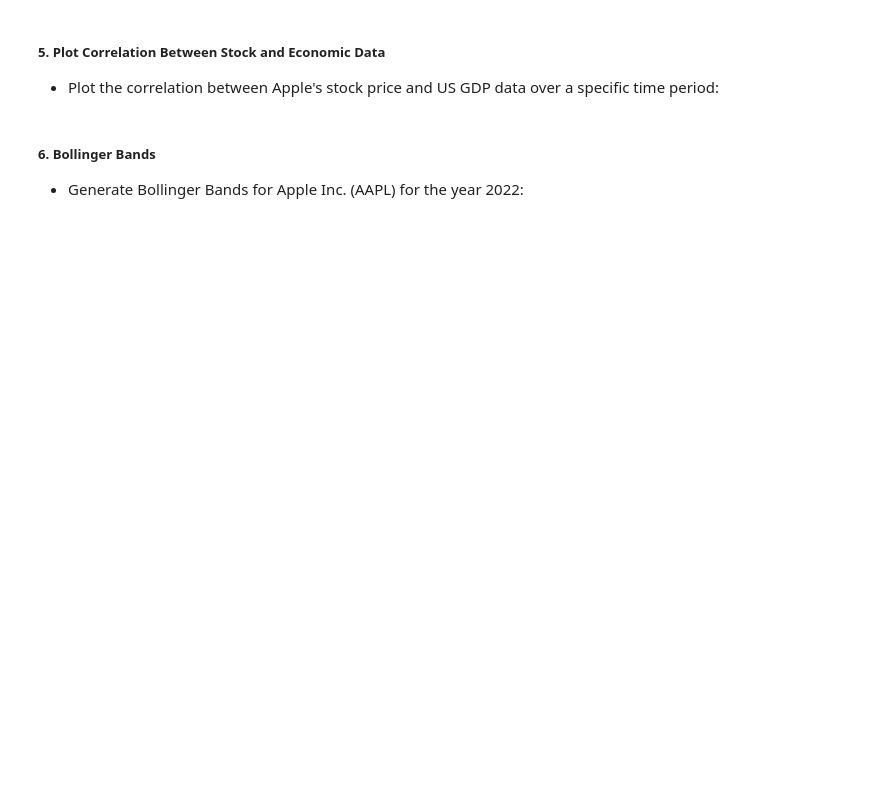
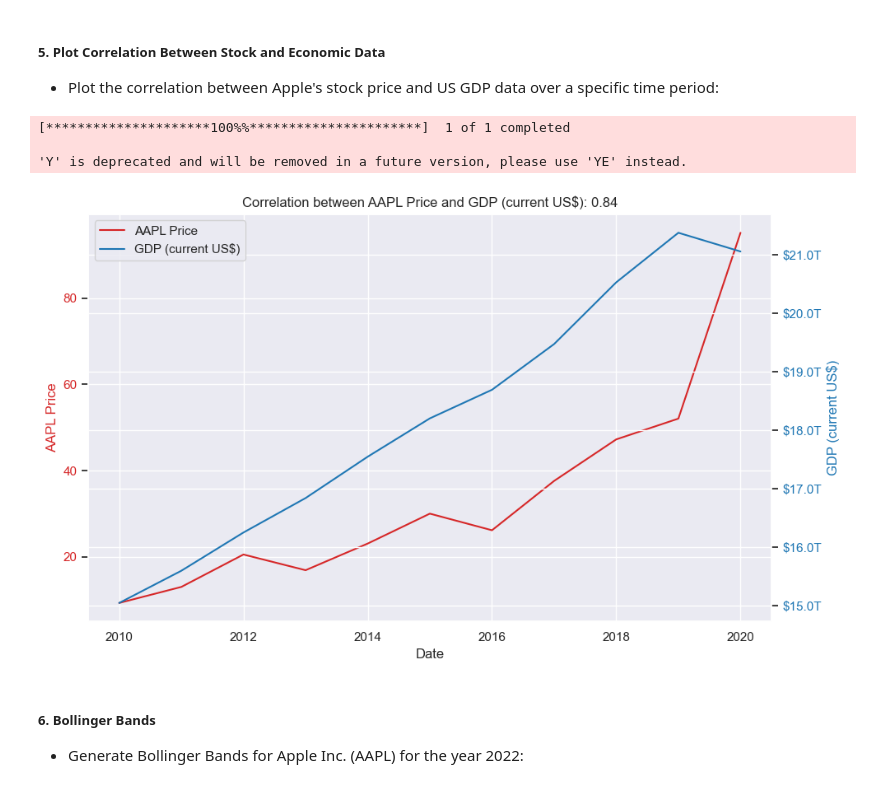
Before and after one commit to Tonij10/EcoStock, a Jupyter notebook: notebooks/usage_examples.ipynb, the cells around one changed output. Saved outputs shown, nothing was run; the diff lists cells and outputs as text; code cells hidden in the pictures; blank space fills up the shorter version.

```diff
--- a/notebooks/usage_examples.ipynb
+++ b/notebooks/usage_examples.ipynb
@@ -52,7 +92,12 @@ get_world_bank_data('NY.GDP.MKTP.CD', 'US', '2010', '2020')
 
 - Plot the correlation between Apple's stock price and US GDP data over a specific time period:
 # %%
-plot_correlation('AAPL', 'NY.GDP.MKTP.CD', 'US', '2010-01-01', '2020-12-31')
+plot_correlation('AAPL', 'NY.GDP.MKTP.CD', 'US', '2010', '2020')
+# %% [output]
+[*********************100%%**********************]  1 of 1 completed
+
+'Y' is deprecated and will be removed in a future version, please use 'YE' instead.
+[figure, added]
 # %% [markdown]
 ##### 6. **Bollinger Bands**
 
```
Also changed, not shown: parts of 24 cells of this notebook.
